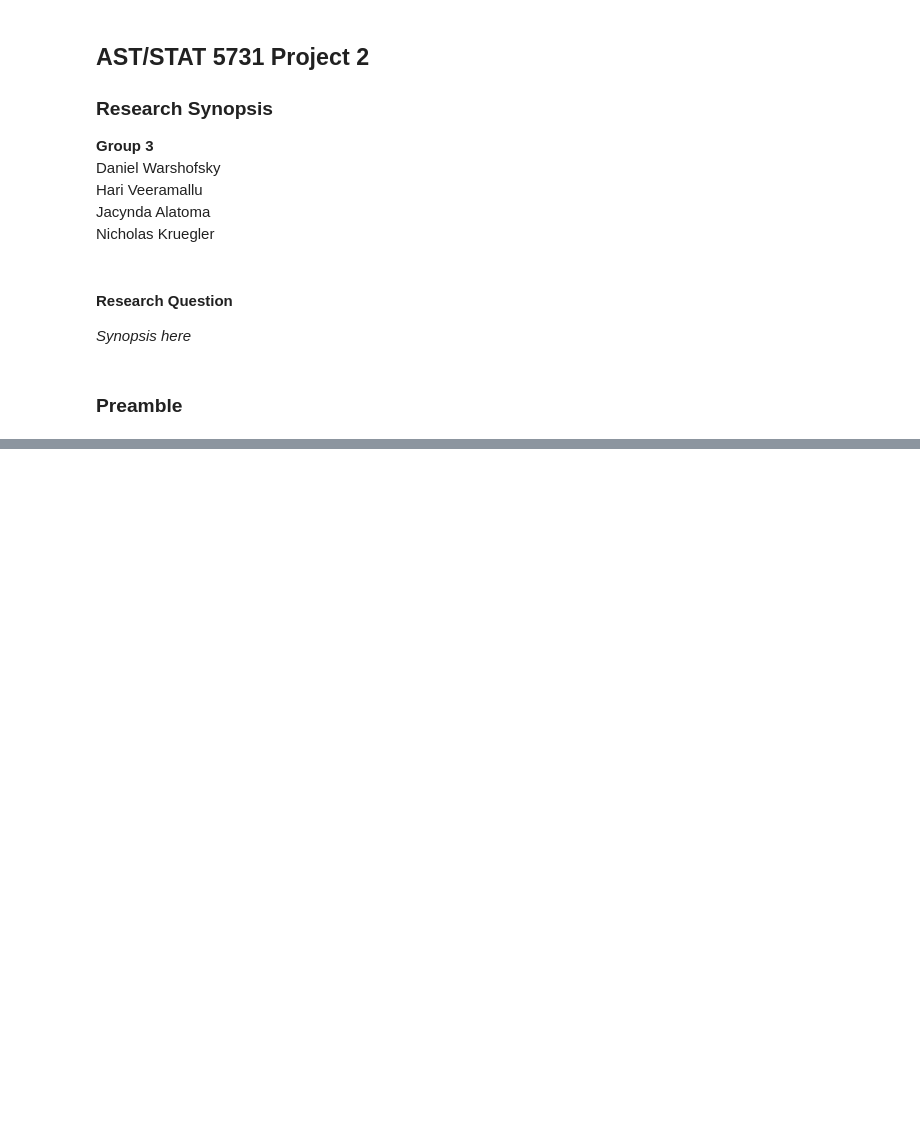
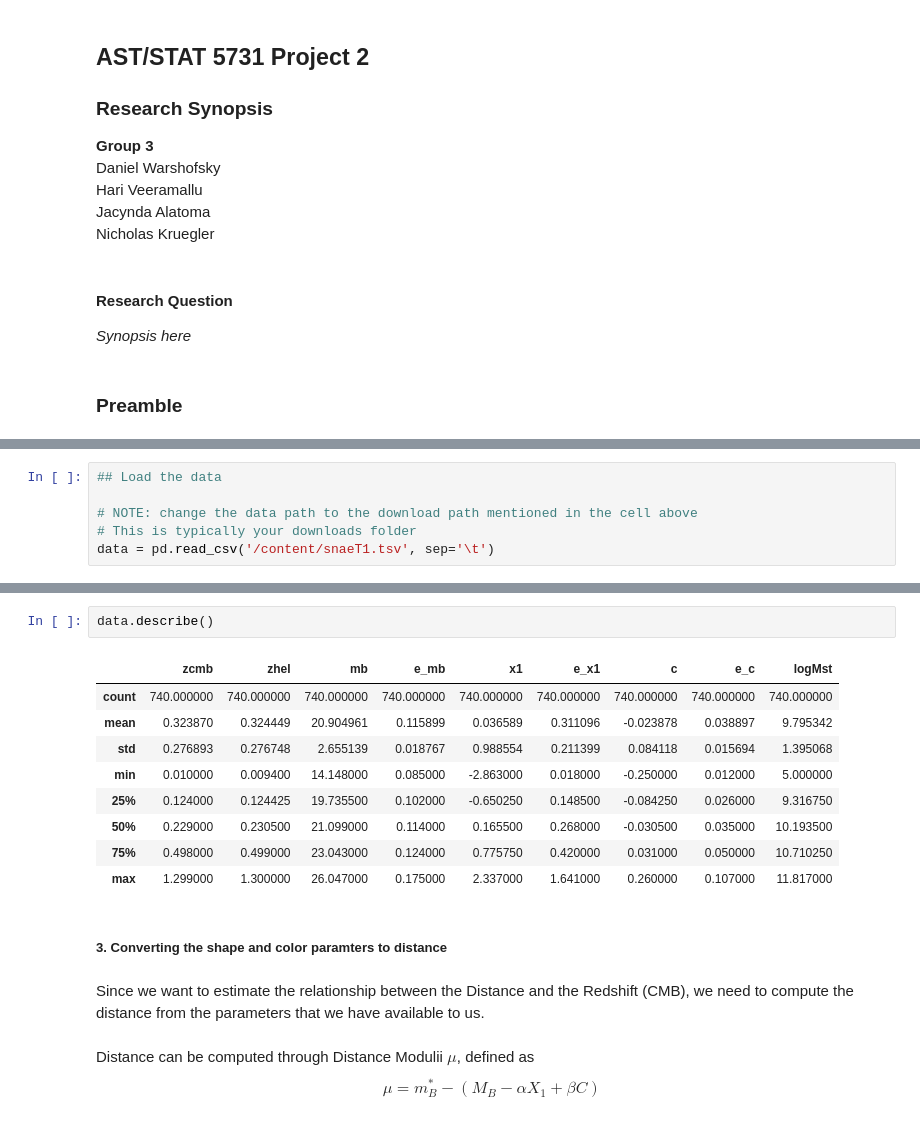
Before and after one commit to Raghuram-Veeramallu/Astro_Stat_Project2, a Jupyter notebook: Group3_Project2_DataSummary.ipynb, the cells around one changed output, grey strips where cells are left out. Saved outputs shown, nothing was run; the diff lists cells and outputs as text; blank space fills up the shorter version.

```diff
--- a/Group3_Project2_DataSummary.ipynb
+++ b/Group3_Project2_DataSummary.ipynb
@@ -29,0 +39,6 @@ import matplotlib.pyplot as plt
+# %%
+## Load the data
+
+# NOTE: change the data path to the download path mentioned in the cell above
+# This is typically your downloads folder
+data = pd.read_csv('/content/snaeT1.tsv', sep='\t')
@@ -29,0 +70,19 @@ import matplotlib.pyplot as plt
+# %%
+data.describe()
+# %% [output]
+|  | zcmb | zhel | mb | e_mb | x1 | e_x1 | c | e_c | logMst |
+| count | 740.000000 | 740.000000 | 740.000000 | 740.000000 | 740.000000 | 740.000000 | 740.000000 | 740.000000 | 740.000000 |
+| mean | 0.323870 | 0.324449 | 20.904961 | 0.115899 | 0.036589 | 0.311096 | -0.023878 | 0.038897 | 9.795342 |
+| std | 0.276893 | 0.276748 | 2.655139 | 0.018767 | 0.988554 | 0.211399 | 0.084118 | 0.015694 | 1.395068 |
+| min | 0.010000 | 0.009400 | 14.148000 | 0.085000 | -2.863000 | 0.018000 | -0.250000 | 0.012000 | 5.000000 |
+| 25% | 0.124000 | 0.124425 | 19.735500 | 0.102000 | -0.650250 | 0.148500 | -0.084250 | 0.026000 | 9.316750 |
+| 50% | 0.229000 | 0.230500 | 21.099000 | 0.114000 | 0.165500 | 0.268000 | -0.030500 | 0.035000 | 10.193500 |
+| 75% | 0.498000 | 0.499000 | 23.043000 | 0.124000 | 0.775750 | 0.420000 | 0.031000 | 0.050000 | 10.710250 |
+| max | 1.299000 | 1.300000 | 26.047000 | 0.175000 | 2.337000 | 1.641000 | 0.260000 | 0.107000 | 11.817000 |
+# %% [markdown]
+##### 3. Converting the shape and color paramters to distance
+# %% [markdown]
+Since we want to estimate the relationship between the Distance and the Redshift (CMB), we need to compute the distance from the parameters that we have available to us.
+# %% [markdown]
+Distance can be computed through Distance Modulii $\mu$, defined as
+$$ \mu = m_{B}^{*} - (M_{B} - \alpha X_{1} + \beta C)$$
```
Also changed, not shown: parts of 18 cells of this notebook.
